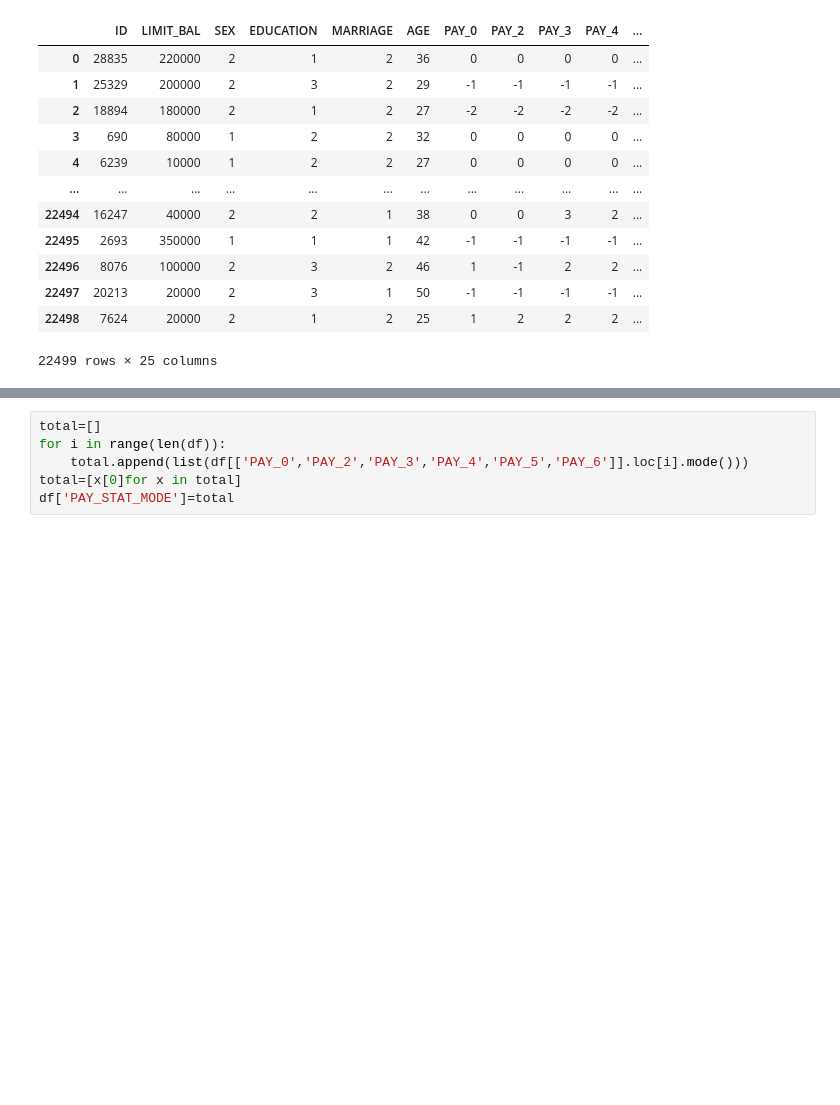
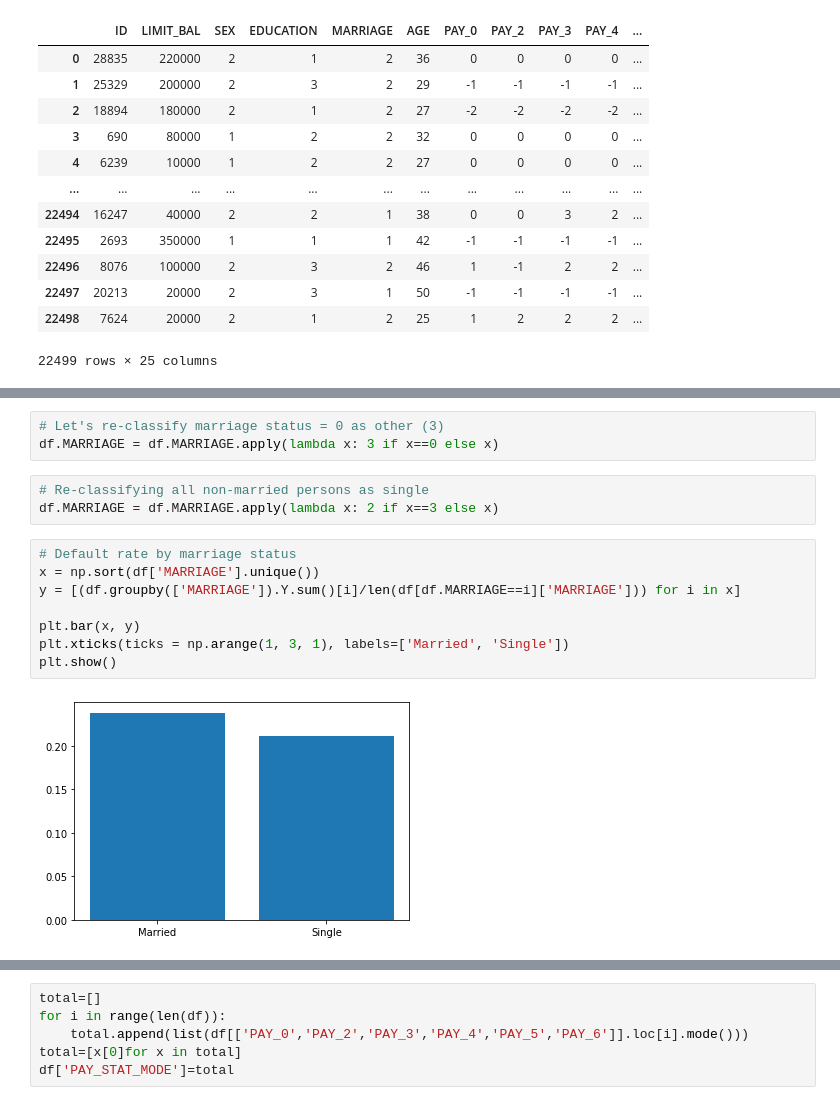
Before and after one commit to carlosiruiz/Bakeoff2, a Jupyter notebook: ignacio-classification-bakeoff-template.ipynb, the cells around one changed output, grey strips where cells are left out. Drawn from its saved outputs; the diff is of its cells as text; blank space fills up the shorter version.

```diff
--- a/ignacio-classification-bakeoff-template.ipynb
+++ b/ignacio-classification-bakeoff-template.ipynb
@@ -124,0 +173,16 @@ df
+# %%
+# Let's re-classify marriage status = 0 as other (3)
+df.MARRIAGE = df.MARRIAGE.apply(lambda x: 3 if x==0 else x)
+# %%
+# Re-classifying all non-married persons as single
+df.MARRIAGE = df.MARRIAGE.apply(lambda x: 2 if x==3 else x)
+# %%
+# Default rate by marriage status
+x = np.sort(df['MARRIAGE'].unique())
+y = [(df.groupby(['MARRIAGE']).Y.sum()[i]/len(df[df.MARRIAGE==i]['MARRIAGE'])) for i in x]
+
+plt.bar(x, y)
+plt.xticks(ticks = np.arange(1, 3, 1), labels=['Married', 'Single'])
+plt.show()
+# %% [output]
+[figure, added]
```
Also changed, not shown: parts of 25 cells of this notebook, 1 other file.
